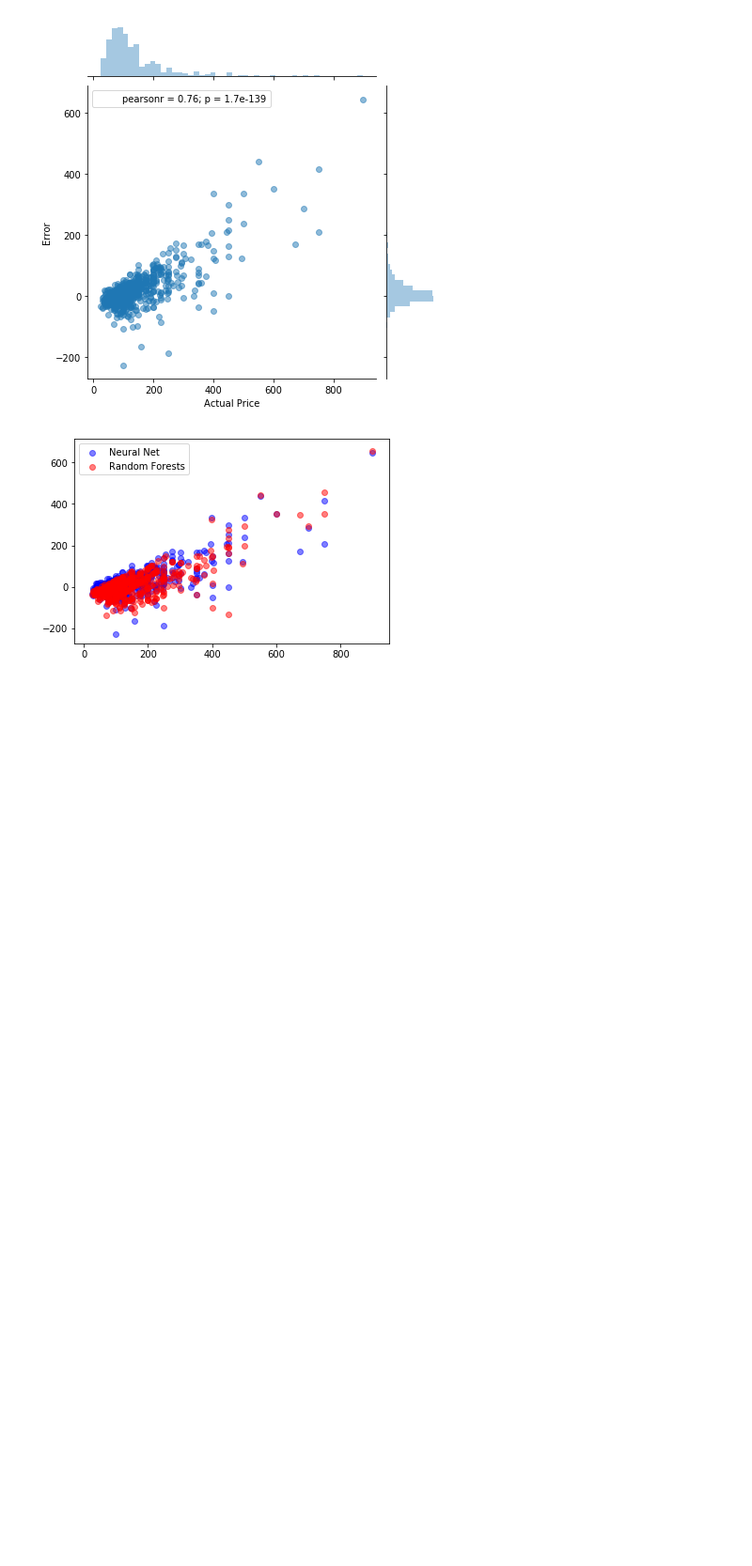
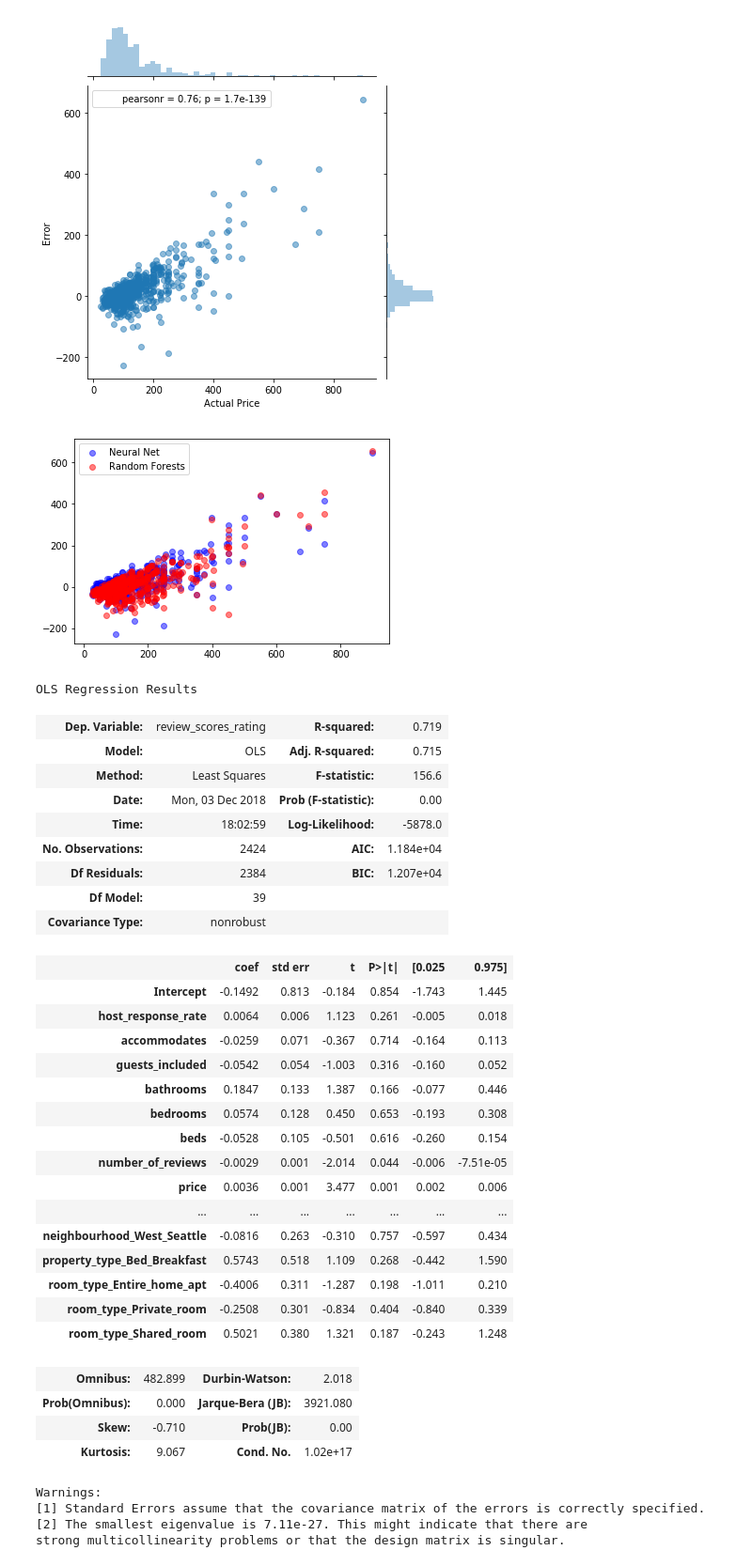
Before and after one commit to joshkeating/inf370-final-project, a Jupyter notebook: analysis.ipynb, the cells around one changed output. Shown at 94% size. Saved outputs shown, nothing was run; the diff lists cells and outputs as text; code cells hidden in the pictures; blank space fills up the shorter version.

Commit message:
add rating features

```diff
--- a/analysis.ipynb
+++ b/analysis.ipynb
@@ -263,3 +263,45 @@ plt.legend(loc='upper left')
 plt.show()
 # %% [output]
 [figure]
+# %%
+review_data = airbnb_data_dummies[airbnb_data_dummies.number_of_reviews > 3]
+# %%
+formula = 'review_scores_rating ~ host_response_rate + accommodates + guests_included + bathrooms + bedrooms + beds + number_of_reviews + price + review_scores_accuracy + review_scores_cleanliness + review_scores_checkin + review_scores_communication + review_scores_location + review_scores_value + score + host_is_superhost_f + host_is_superhost_t + neighbourhood_Ballard  + neighbourhood_Cascade  + neighbourhood_Delridge + neighbourhood_Downtown + neighbourhood_Interbay + neighbourhood_Magnolia + neighbourhood_Northgate + property_type_Apartment  + property_type_Condominium + property_type_House + property_type_Loft + property_type_Townhouse + neighbourhood_Beacon_Hill + neighbourhood_Capitol_Hill + neighbourhood_Central_Area + neighbourhood_Lake_City + neighbourhood_Other_neighborhoods + neighbourhood_Queen_Anne + neighbourhood_Rainier_Valley + neighbourhood_Seward_Park + neighbourhood_University_District + neighbourhood_West_Seattle + property_type_Bed_Breakfast + room_type_Entire_home_apt + room_type_Private_room + room_type_Shared_room'
+
+mod1 = smf.ols(formula=formula, data=review_data).fit()
+mod1.summary()
+# %% [output]
+OLS Regression Results
+| Dep. Variable: | review_scores_rating | R-squared: | 0.719 |
+| Model: | OLS | Adj. R-squared: | 0.715 |
+| Method: | Least Squares | F-statistic: | 156.6 |
+| Date: | Mon, 03 Dec 2018 | Prob (F-statistic): | 0.00 |
+| Time: | 18:02:59 | Log-Likelihood: | -5878.0 |
+| No. Observations: | 2424 | AIC: | 1.184e+04 |
+| Df Residuals: | 2384 | BIC: | 1.207e+04 |
+| Df Model: | 39 |  |  |
+| Covariance Type: | nonrobust |  |  |
+|  | coef | std err | t | P>|t| | [0.025 | 0.975] |
+| Intercept | -0.1492 | 0.813 | -0.184 | 0.854 | -1.743 | 1.445 |
+| host_response_rate | 0.0064 | 0.006 | 1.123 | 0.261 | -0.005 | 0.018 |
+| accommodates | -0.0259 | 0.071 | -0.367 | 0.714 | -0.164 | 0.113 |
+| guests_included | -0.0542 | 0.054 | -1.003 | 0.316 | -0.160 | 0.052 |
+| bathrooms | 0.1847 | 0.133 | 1.387 | 0.166 | -0.077 | 0.446 |
+| bedrooms | 0.0574 | 0.128 | 0.450 | 0.653 | -0.193 | 0.308 |
+| beds | -0.0528 | 0.105 | -0.501 | 0.616 | -0.260 | 0.154 |
+| number_of_reviews | -0.0029 | 0.001 | -2.014 | 0.044 | -0.006 | -7.51e-05 |
+| price | 0.0036 | 0.001 | 3.477 | 0.001 | 0.002 | 0.006 |
+| ... | ... | ... | ... | ... | ... | ... |
+| neighbourhood_West_Seattle | -0.0816 | 0.263 | -0.310 | 0.757 | -0.597 | 0.434 |
+| property_type_Bed_Breakfast | 0.5743 | 0.518 | 1.109 | 0.268 | -0.442 | 1.590 |
+| room_type_Entire_home_apt | -0.4006 | 0.311 | -1.287 | 0.198 | -1.011 | 0.210 |
+| room_type_Private_room | -0.2508 | 0.301 | -0.834 | 0.404 | -0.840 | 0.339 |
+| room_type_Shared_room | 0.5021 | 0.380 | 1.321 | 0.187 | -0.243 | 1.248 |
+| Omnibus: | 482.899 | Durbin-Watson: | 2.018 |
+| Prob(Omnibus): | 0.000 | Jarque-Bera (JB): | 3921.080 |
+| Skew: | -0.710 | Prob(JB): | 0.00 |
+| Kurtosis: | 9.067 | Cond. No. | 1.02e+17 |
+Warnings:
+[1] Standard Errors assume that the covariance matrix of the errors is correctly specified.
+[2] The smallest eigenvalue is 7.11e-27. This might indicate that there are
+strong multicollinearity problems or that the design matrix is singular.
```
Also changed, not shown: parts of 2 cells of this notebook.
